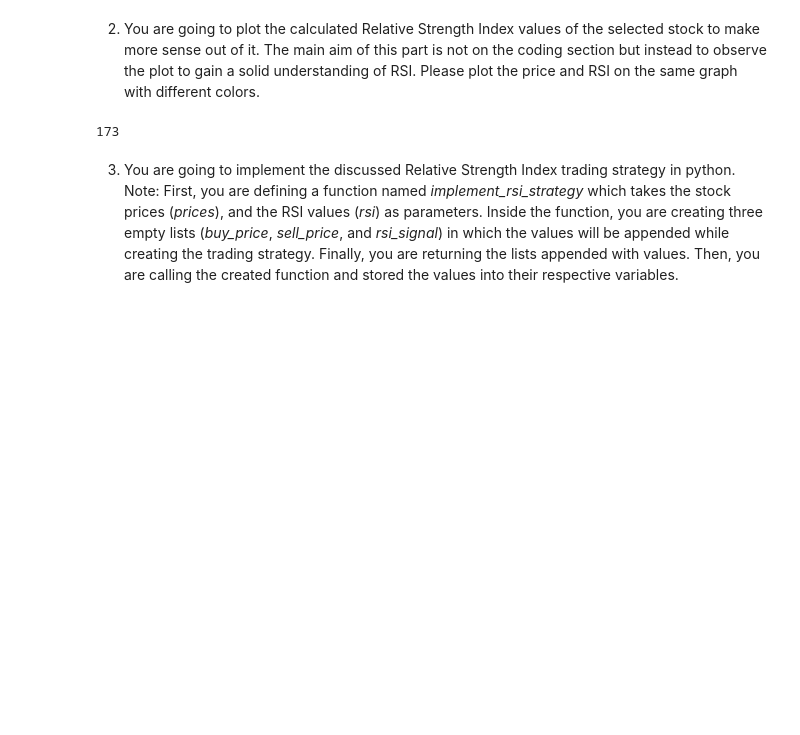
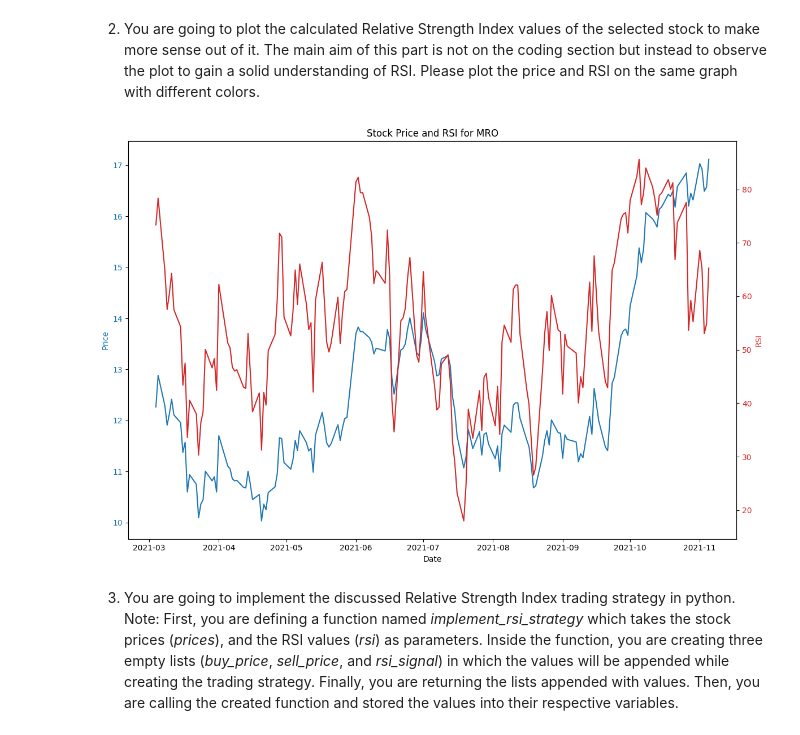
Before and after one commit to bs333/fe-670, a Jupyter notebook: FE670 - Homework/FE670 - Homework #4/FE670 - Homework #4.ipynb, the cells around one changed output. Drawn from its saved outputs; the diff is of its cells as text; code cells hidden in the pictures; blank space fills up the shorter version.

Commit message:
Finish Part 2 of Problem 1 (plot RSI and stock prices.

```diff
--- a/FE670 - Homework/FE670 - Homework #4/FE670 - Homework #4.ipynb
+++ b/FE670 - Homework/FE670 - Homework #4/FE670 - Homework #4.ipynb
@@ -181,38 +184,29 @@ rsi_values
 # %%
 import matplotlib.pyplot as plt
 
-# Trim NaN values from the RSI data.
-rsi_data = rsi_values[most_volatile_ticker].dropna()
+fig, ax1 = plt.subplots(figsize=(12, 8))
 
-# # Trim the beginning of the price data to match the length of RSI data.
-# price_data = data_cleaned[most_volatile_ticker].iloc[14:]
-# rsi_data = rsi_values[most_volatile_ticker]
+# Plotting the stock price.
+color = 'tab:blue'
+ax1.set_xlabel('Date')
+ax1.set_ylabel('Price', color=color)
+ax1.plot(trimmed_data_cleaned.index, trimmed_data_cleaned[most_volatile_ticker], color=color)
+ax1.tick_params(axis='y', labelcolor=color)
 
-# price_data
+# Create a second y-axis for the RSI.
+ax2 = ax1.twinx()  # instantiate a second axes that shares the same x-axis
+color = 'tab:red'
+ax2.set_ylabel('RSI', color=color)
+ax2.plot(trimmed_data_cleaned.index, rsi_values, color=color)
+ax2.tick_params(axis='y', labelcolor=color)
 
-# fig, ax1 = plt.subplots(figsize=(12, 8))
+# Title and layout
+plt.title(f'Stock Price and RSI for {most_volatile_ticker}')
+fig.tight_layout()  # otherwise the right y-label is slightly clipped
 
-# # Plotting the stock price
-# color = 'tab:blue'
-# ax1.set_xlabel('Date')
-# ax1.set_ylabel('Price', color=color)
-# ax1.plot(data_cleaned.index, data_cleaned[most_volatile_ticker], color=color)
-# ax1.tick_params(axis='y', labelcolor=color)
-
-# # Create a second y-axis for the RSI
-# ax2 = ax1.twinx()  # instantiate a second axes that shares the same x-axis
-# color = 'tab:red'
-# ax2.set_ylabel('RSI', color=color)
-# ax2.plot(data_cleaned.index, rsi_values[most_volatile_ticker], color=color)
-# ax2.tick_params(axis='y', labelcolor=color)
-
-# # Title and layout
-# plt.title(f'Stock Price and RSI for {most_volatile_ticker}')
-# fig.tight_layout()  # otherwise the right y-label is slightly clipped
-
-# plt.show()
+plt.show()
 # %% [output]
-173
+[figure, added]
 # %% [markdown]
 3. You are going to implement the discussed Relative Strength Index trading strategy in python. Note: First, you are defining a function named *implement_rsi_strategy* which takes the stock prices (*prices*), and the RSI values (*rsi*) as parameters. Inside the function, you are creating three empty lists (*buy_price*, *sell_price*, and *rsi_signal*) in which the values will be appended while creating the trading strategy. Finally, you are returning the lists appended with values. Then, you are calling the created function and stored the values into their respective variables.
 # %% [markdown]
```
Also changed, not shown: parts of 1 cell of this notebook.
